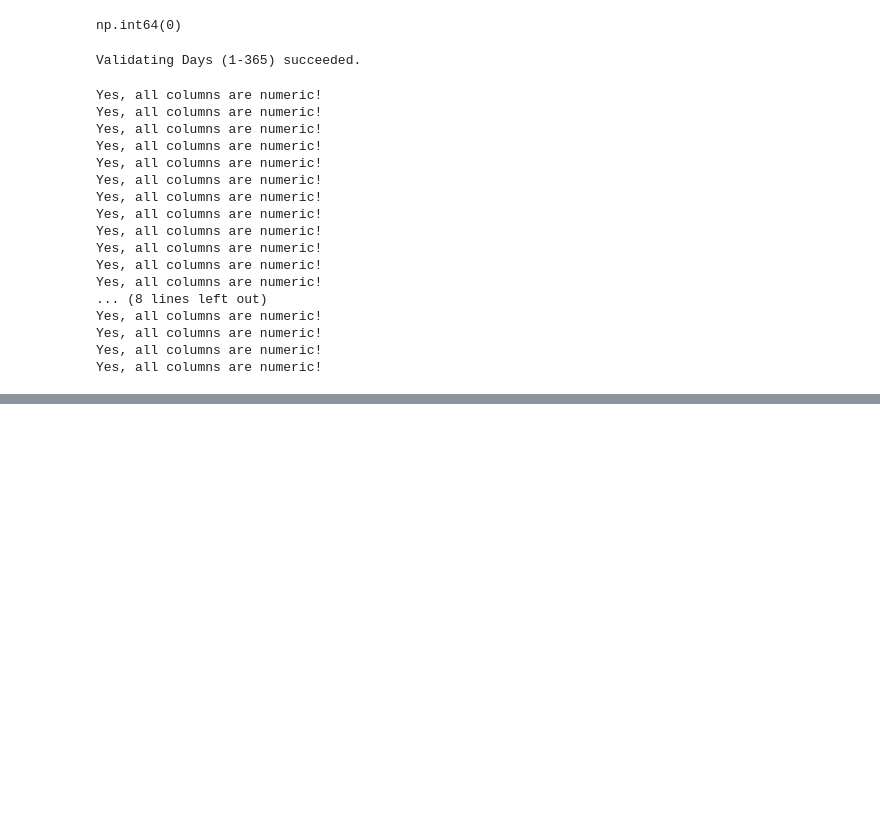
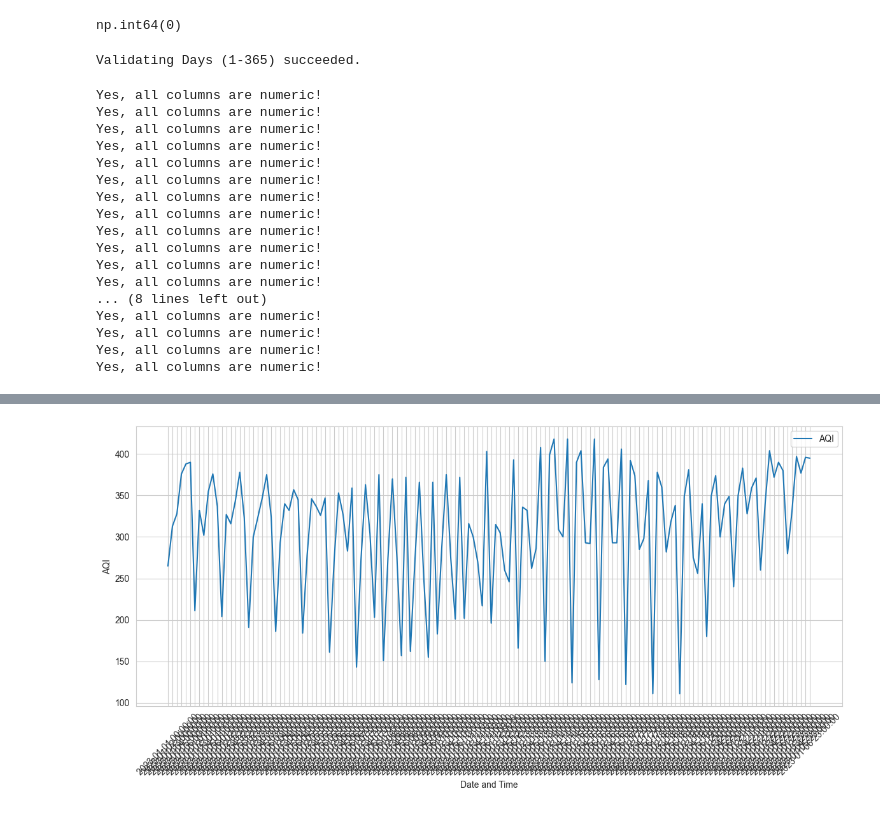
Before and after one commit to XynaxDev/aqi-predictor, a Jupyter notebook: notebooks/data_cleaning.ipynb, the cells around one changed output, grey strips where cells are left out. Cells and saved outputs as stored; diff of their text form; code cells hidden in the pictures; blank space fills up the shorter version.

```diff
--- a/notebooks/data_cleaning.ipynb
+++ b/notebooks/data_cleaning.ipynb
@@ -192,0 +126,3 @@ pd.read_csv('../data/processed/cleaned_aqi_sohna_hourly.csv')
+# %%
+import pandas as pd
+df_long = pd.read_csv('../data/processed/cleaned_aqi_sohna_hourly_processed.csv')
@@ -192,0 +138,17 @@ pd.read_csv('../data/processed/cleaned_aqi_sohna_hourly.csv')
+# %%
+import matplotlib.pyplot as plt
+import seaborn as sns
+
+df_short = df_long[df_long['ds'].between('2023-01-01', '2023-01-07')]
+
+plt.figure(figsize=(12, 6))
+plt.plot(df_short['ds'], df_short['y'], label='AQI')
+plt.xlabel('Date and Time')
+plt.ylabel('AQI')
+plt.legend()
+plt.xticks(rotation=45)
+plt.tight_layout()
+
+plt.show()
+# %% [output]
+[figure, added]
```
Also changed, not shown: parts of 11 cells of this notebook, 8 other files.
